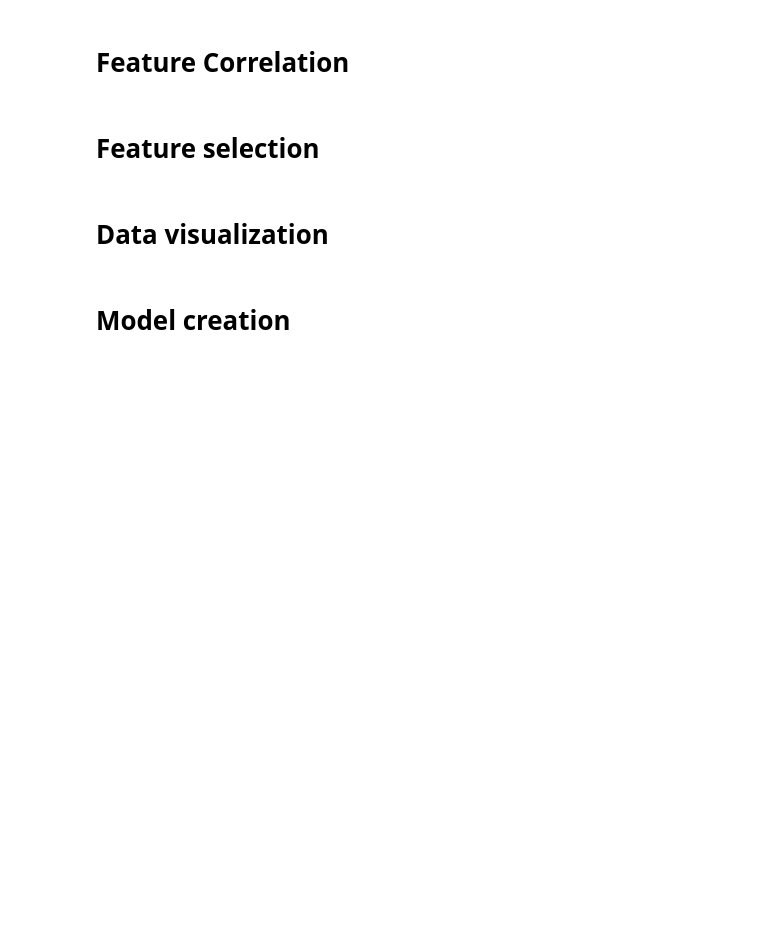
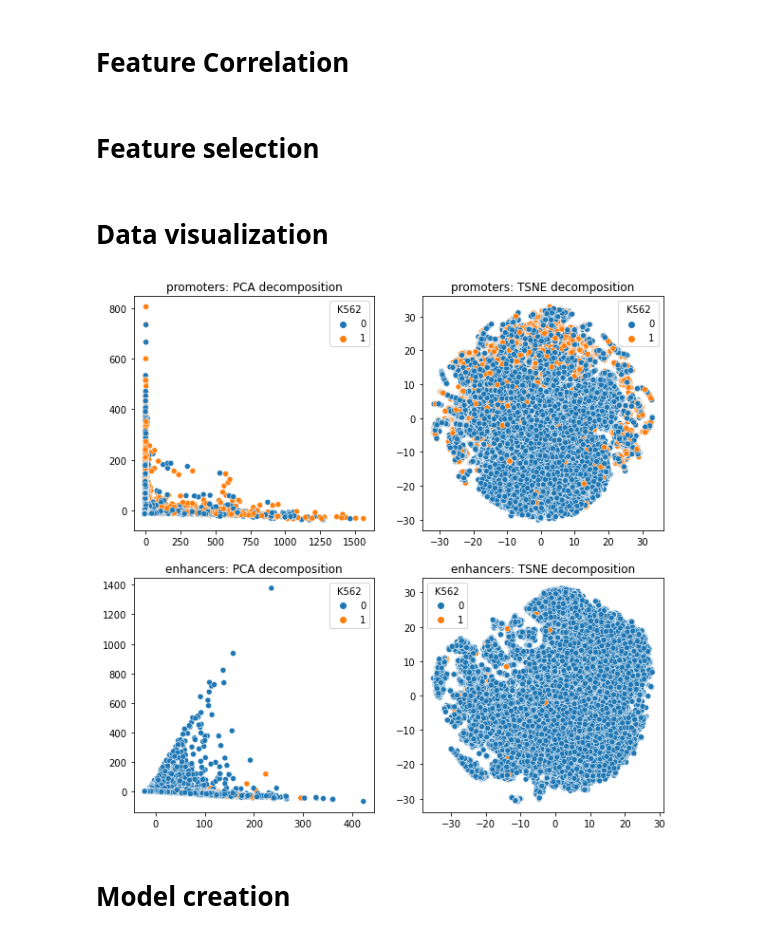
Before and after one commit to Stefano-t/multimodal-k562-cell-line-prediction, a Jupyter notebook: k562_prediction.ipynb, the cells around one changed output. Drawn from its saved outputs; the diff is of its cells as text; code cells hidden in the pictures; blank space fills up the shorter version.

```diff
--- a/k562_prediction.ipynb
+++ b/k562_prediction.ipynb
@@ -86,12 +116,12 @@ aeie_y.describe()
 # %%
 epigenomes = {
-    "promoters": promoters_epigenomes,
-    "enhancers": enhancers_epigenomes,
+    "promoters": apip_X,
+    "enhancers": aeie_X,
 }
 
 labels = {
-    "promoters": promoters_labels,
-    "enhancers": enhancers_labels,
+    "promoters": apip_y,
+    "enhancers": aeie_y,
 }
 # %%
 def describe_dataset(
@@ -400,10 +444,3 @@ def tsne_decomposition(
         n_jobs=cpu_count(),
         random_state=42
     ).fit_transform(X)
-# %%
-pca_dec = pca_decomposition(aeie_X.values)
-_ = sbn.scatterplot(
-    x=pca_dec.T[0],
-    y=pca_dec.T[1],
-    hue=aeie_y[cell_line]
-)
@@ -422,3 +447,36 @@ _ = sbn.scatterplot(
+# %%
+_, axs = plt.subplots(
+    nrows=2,
+    ncols=2,
+    figsize=(10, 10)
+)
+
+for i, (region, X) in enumerate(epigenomes.items()):
+    pca_dec = pca_decomposition(X.values)
+    tsne_dec = tsne_decomposition(
+        X.values,
+        perplexity=30,
+        task=region,
+        dimensionality_threshold=50,
+    )
+
+    ax = sbn.scatterplot(
+        x=pca_dec.T[0],
+        y=pca_dec.T[1],
+        hue=labels[region][cell_line],
+        ax=axs[i][0]
+    )
+    ax.set_title(f"{region}: PCA decomposition")
+
+    ax = sbn.scatterplot(
+        x=tsne_dec.T[0],
+        y=tsne_dec.T[1],
+        hue=labels[region][cell_line],
+        ax=axs[i][1]
+    )
+    ax.set_title(f"{region}: TSNE decomposition")
+# %% [output]
+[figure, added]
 # %% [markdown]
 # Model creation
 # %%
```
Also changed, not shown: parts of 7 cells of this notebook, 1 other file.
